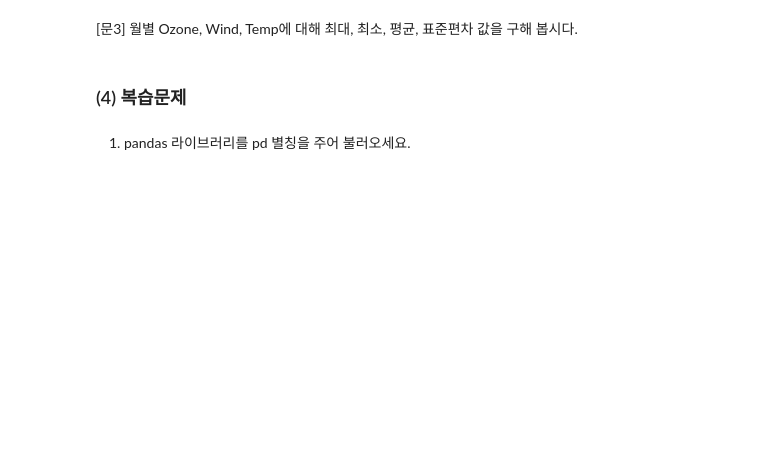
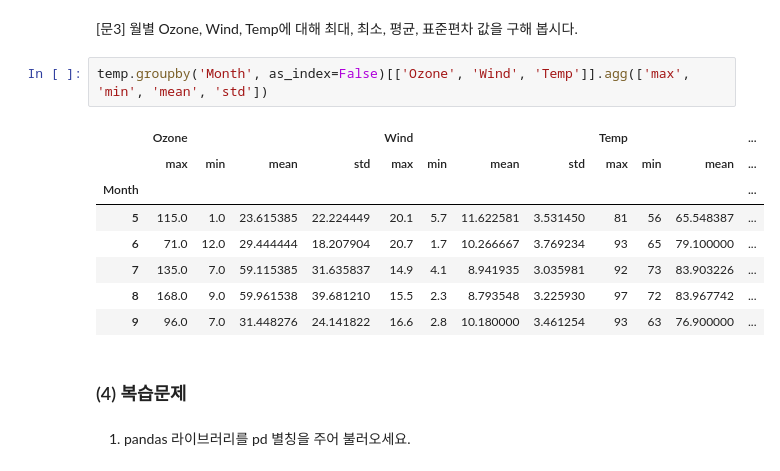
Before and after one commit to Oldman3840/Aivle_Week2, a Jupyter notebook: pythonlibrary_pandas02_20230206.ipynb, the cells around one changed output. Cells and saved outputs as stored; diff of their text form; blank space fills up the shorter version.

```diff
--- a/pythonlibrary_pandas02_20230206.ipynb
+++ b/pythonlibrary_pandas02_20230206.ipynb
@@ -733,5 +877,16 @@ temp = pd.read_csv('https://raw.githubusercontent.com/DA4BAM/dataset/master/airq
 # %% [markdown]
 [문3] 월별 Ozone, Wind, Temp에 대해 최대, 최소, 평균, 표준편차 값을 구해 봅시다.
+# %%
+temp.groupby('Month', as_index=False)[['Ozone', 'Wind', 'Temp']].agg(['max', 'min', 'mean', 'std'])
+# %% [output]
+|  | Ozone |  |  |  | Wind |  |  |  | Temp |  |  | ... |
+|  | max | min | mean | std | max | min | mean | std | max | min | mean | ... |
+| Month |  |  |  |  |  |  |  |  |  |  |  | ... |
+| 5 | 115.0 | 1.0 | 23.615385 | 22.224449 | 20.1 | 5.7 | 11.622581 | 3.531450 | 81 | 56 | 65.548387 | ... |
+| 6 | 71.0 | 12.0 | 29.444444 | 18.207904 | 20.7 | 1.7 | 10.266667 | 3.769234 | 93 | 65 | 79.100000 | ... |
+| 7 | 135.0 | 7.0 | 59.115385 | 31.635837 | 14.9 | 4.1 | 8.941935 | 3.035981 | 92 | 73 | 83.903226 | ... |
+| 8 | 168.0 | 9.0 | 59.961538 | 39.681210 | 15.5 | 2.3 | 8.793548 | 3.225930 | 97 | 72 | 83.967742 | ... |
+| 9 | 96.0 | 7.0 | 31.448276 | 24.141822 | 16.6 | 2.8 | 10.180000 | 3.461254 | 93 | 63 | 76.900000 | ... |
 # %% [markdown]
 ### (4) 복습문제
 # %% [markdown]
```
Also changed, not shown: parts of 36 cells of this notebook, 1 other file.
